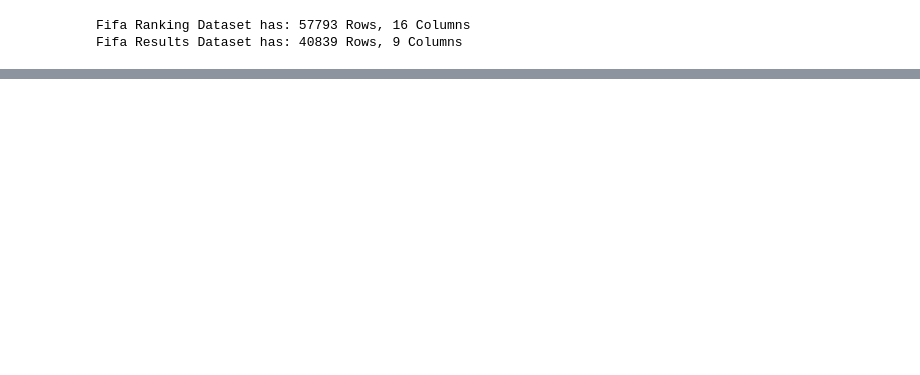
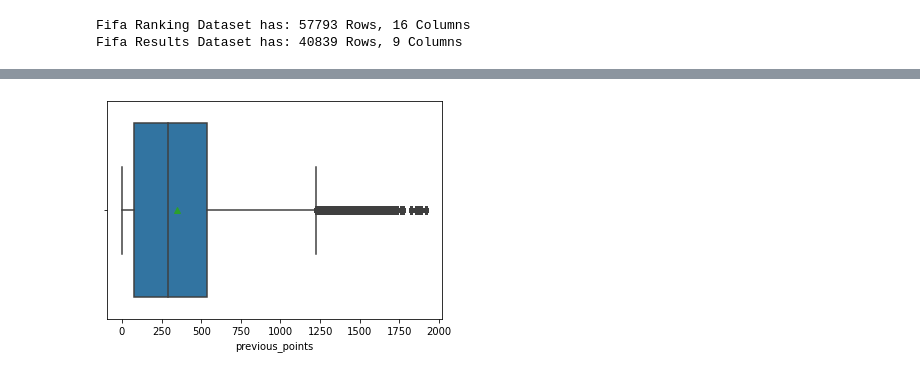
Before and after one commit to Obreintelly/Mchezo_Pesa_Football_Prediction_Analysis, a Jupyter notebook: Mchezo_Pesa_Football_Results_Prediction.ipynb, the cells around one changed output, grey strips where cells are left out. Saved outputs shown, nothing was run; the diff lists cells and outputs as text; code cells hidden in the pictures; blank space fills up the shorter version.

```diff
--- a/Mchezo_Pesa_Football_Results_Prediction.ipynb
+++ b/Mchezo_Pesa_Football_Results_Prediction.ipynb
@@ -113,0 +343,4 @@ Fifa Results Dataset has: 40839 Rows, 9 Columns
+# %%
+bplot =sns.boxplot(fifa_df.previous_points, showmeans=True)
+# %% [output]
+[figure, added]
```
Also changed, not shown: parts of 33 cells of this notebook.
